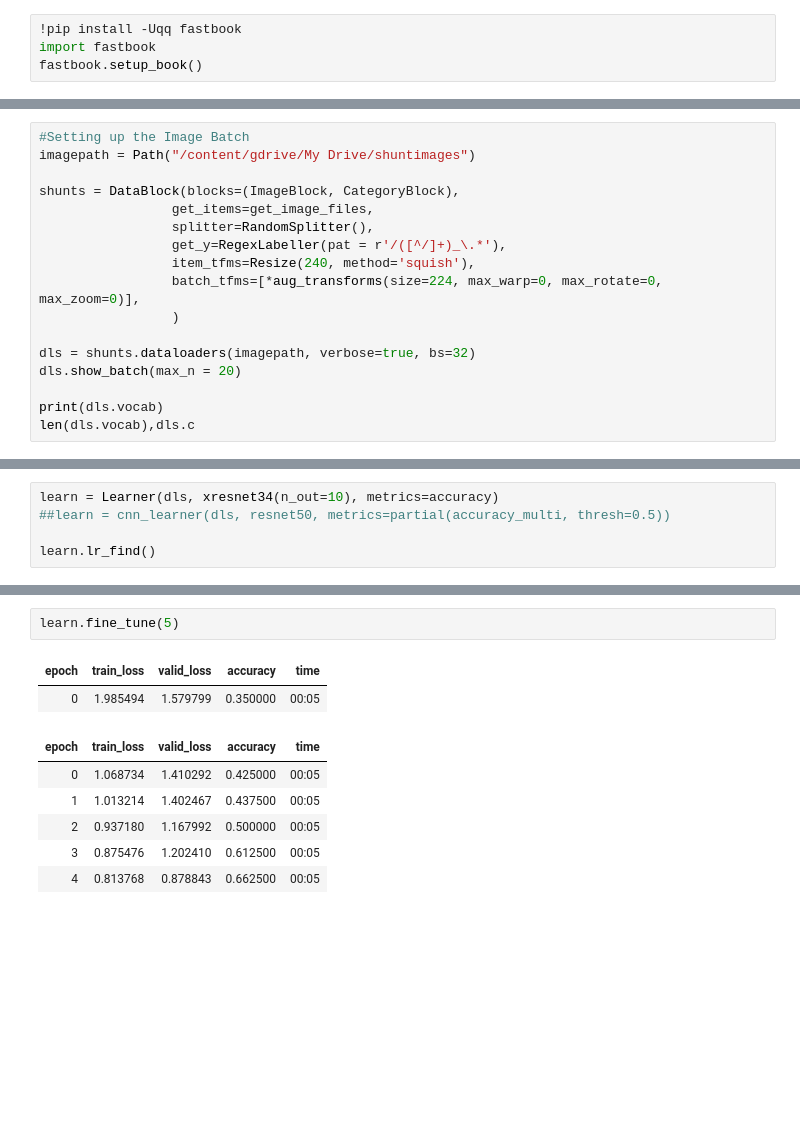
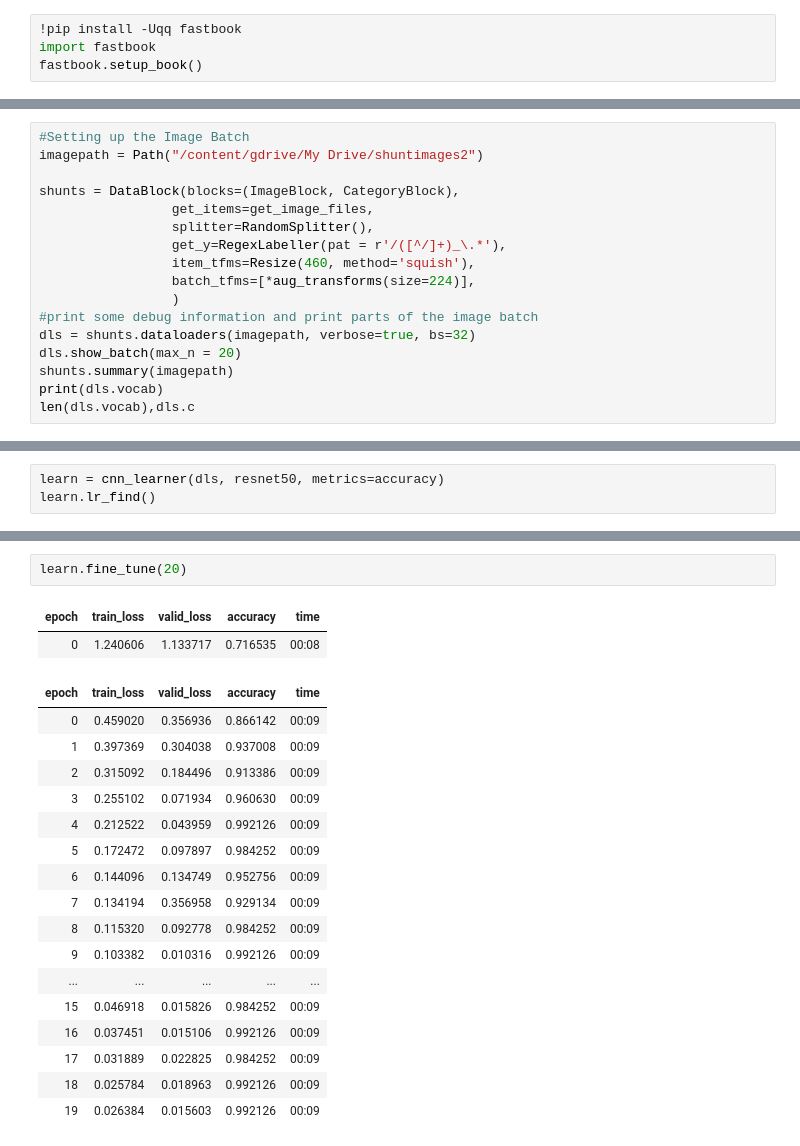
Before and after one commit to thrhgh/ShuntValvesAI, a Jupyter notebook: ShuntValvesAI.ipynb, the cells around one changed output, grey strips where cells are left out. Saved outputs shown, nothing was run; the diff lists cells and outputs as text; blank space fills up the shorter version.

```diff
--- a/ShuntValvesAI.ipynb
+++ b/ShuntValvesAI.ipynb
@@ -20,18 +21,18 @@ Mounted at /content/gdrive
 # %%
 #Setting up the Image Batch
-imagepath = Path("/content/gdrive/My Drive/shuntimages")
+imagepath = Path("/content/gdrive/My Drive/shuntimages2")
 
 shunts = DataBlock(blocks=(ImageBlock, CategoryBlock),
                  get_items=get_image_files,
                  splitter=RandomSplitter(),
                  get_y=RegexLabeller(pat = r'/([^/]+)_\.*'),
-                 item_tfms=Resize(240, method='squish'),
-                 batch_tfms=[*aug_transforms(size=224, max_warp=0, max_rotate=0, max_zoom=0)],
+                 item_tfms=Resize(460, method='squish'),
+                 batch_tfms=[*aug_transforms(size=224)],
                  )
-
+#print some debug information and print parts of the image batch
 dls = shunts.dataloaders(imagepath, verbose=true, bs=32)
 dls.show_batch(max_n = 20)
-
+shunts.summary(imagepath)
 print(dls.vocab)
 len(dls.vocab),dls.c
 # %% [output]
@@ -44,7 +62,5 @@ Setting up after_batch: Pipeline: IntToFloatTensor -- {'div': 255.0, 'div_mask':
 # %%
-learn = Learner(dls, xresnet34(n_out=10), metrics=accuracy)
-##learn = cnn_learner(dls, resnet50, metrics=partial(accuracy_multi, thresh=0.5))
-
+learn = cnn_learner(dls, resnet50, metrics=accuracy)
 learn.lr_find()
 # %% [output]
 [interactive output not drawn]
@@ -53,14 +69,25 @@ SuggestedLRs(lr_min=0.03019951581954956, lr_steep=0.0010000000474974513)
 # %%
-learn.fine_tune(5)
+learn.fine_tune(20)
 # %% [output]
 | epoch | train_loss | valid_loss | accuracy | time |
-| 0 | 1.985494 | 1.579799 | 0.350000 | 00:05 |
+| 0 | 1.240606 | 1.133717 | 0.716535 | 00:08 |
 | epoch | train_loss | valid_loss | accuracy | time |
-| 0 | 1.068734 | 1.410292 | 0.425000 | 00:05 |
-| 1 | 1.013214 | 1.402467 | 0.437500 | 00:05 |
-| 2 | 0.937180 | 1.167992 | 0.500000 | 00:05 |
-| 3 | 0.875476 | 1.202410 | 0.612500 | 00:05 |
-| 4 | 0.813768 | 0.878843 | 0.662500 | 00:05 |
+| 0 | 0.459020 | 0.356936 | 0.866142 | 00:09 |
+| 1 | 0.397369 | 0.304038 | 0.937008 | 00:09 |
+| 2 | 0.315092 | 0.184496 | 0.913386 | 00:09 |
+| 3 | 0.255102 | 0.071934 | 0.960630 | 00:09 |
+| 4 | 0.212522 | 0.043959 | 0.992126 | 00:09 |
+| 5 | 0.172472 | 0.097897 | 0.984252 | 00:09 |
+| 6 | 0.144096 | 0.134749 | 0.952756 | 00:09 |
+| 7 | 0.134194 | 0.356958 | 0.929134 | 00:09 |
+| 8 | 0.115320 | 0.092778 | 0.984252 | 00:09 |
+| 9 | 0.103382 | 0.010316 | 0.992126 | 00:09 |
+| ... | ... | ... | ... | ... |
+| 15 | 0.046918 | 0.015826 | 0.984252 | 00:09 |
+| 16 | 0.037451 | 0.015106 | 0.992126 | 00:09 |
+| 17 | 0.031889 | 0.022825 | 0.984252 | 00:09 |
+| 18 | 0.025784 | 0.018963 | 0.992126 | 00:09 |
+| 19 | 0.026384 | 0.015603 | 0.992126 | 00:09 |
 # %%
 learn.show_results()
 # %% [output]
```
Also changed, not shown: parts of 9 cells of this notebook.
